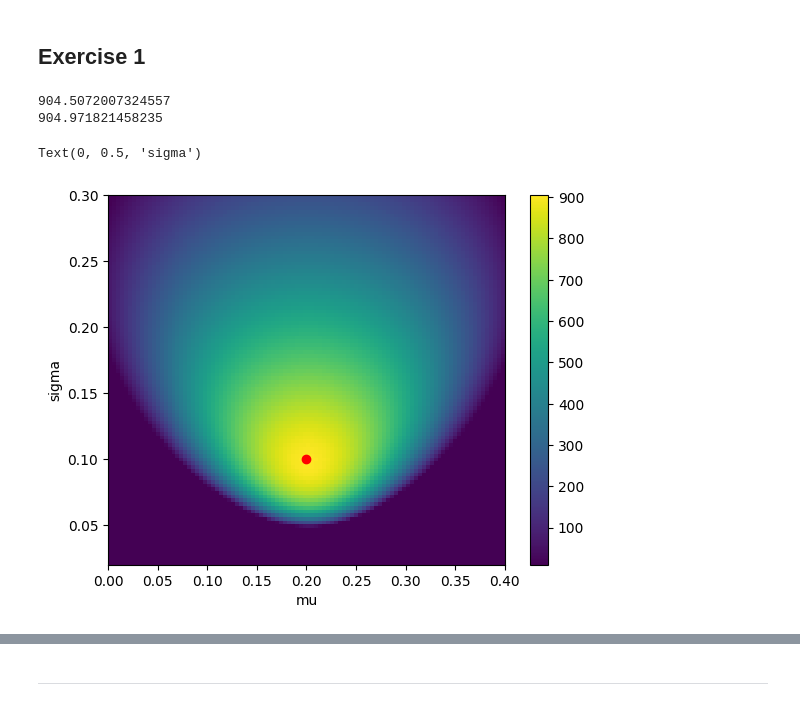
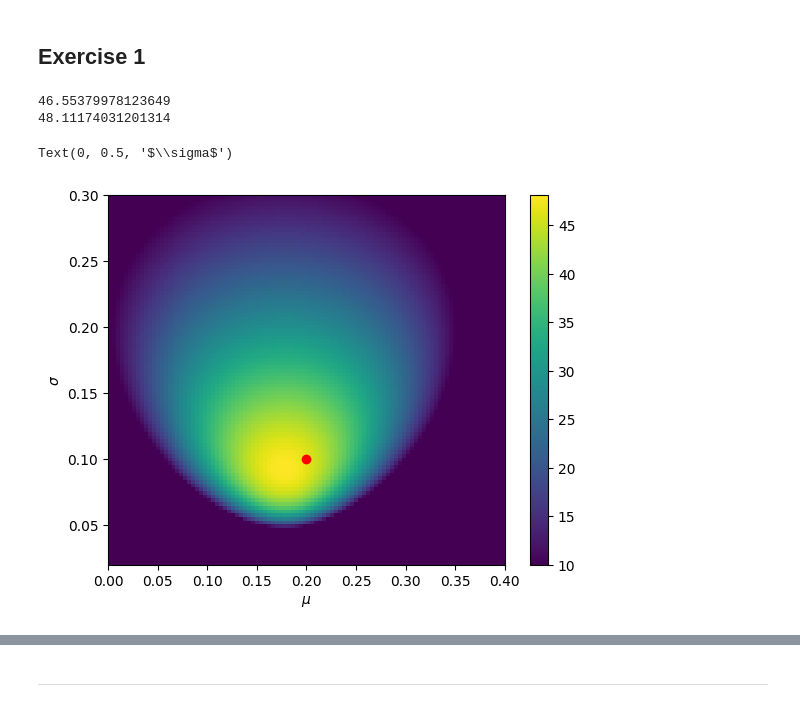
Before and after one commit to nielsdavidsen/AMAS_2025, a Jupyter notebook: Week_2/Exercises.ipynb, the cells around one changed output, grey strips where cells are left out. Cells and saved outputs as stored; diff of their text form; code cells hidden in the pictures.

```diff
--- a/Week_2/Exercises.ipynb
+++ b/Week_2/Exercises.ipynb
@@ -18,38 +18,38 @@ def gauss(x, mu, sigma):
     g = 1/(np.sqrt(2*np.pi*sigma**2)) * np.exp(-(x - mu)**2 / (2*sigma**2))
     return g
 
 mu_true = 0.2
 sigma_true = 0.1
-N = 1000
+N = 50
 
 data = np.random.normal(mu_true, sigma_true, N)
 ll_true = log_likelihood(gauss(data, mu_true, sigma_true))
 print(ll_true)
 
 mu_scan = np.linspace(0, 0.4, 100)
 sigma_scan = np.linspace(0.02, 0.3, 100)
 
-xy = np.meshgrid(mu_scan, sigma_scan)
+
 ll_scan = np.zeros((len(mu_scan), len(sigma_scan)))
 
 
 for i, mu in enumerate(mu_scan):
     for j, sigma in enumerate(sigma_scan):
         ll = log_likelihood(gauss(data, mu, sigma))
         ll_scan[i, j] = ll
 
 vmin = 10
 vmax = np.max(ll_scan)
 
 print(max(ll_scan.flatten()))
 plt.imshow(ll_scan.T, extent=(mu_scan[0], mu_scan[-1], sigma_scan[0], sigma_scan[-1]),
            aspect='auto', origin='lower', cmap='viridis', vmin=vmin, vmax=vmax)
 plt.plot(mu_true, sigma_true, 'ro')
 plt.colorbar()
-plt.xlabel('mu')
-plt.ylabel('sigma')
+plt.xlabel('$\mu$')
+plt.ylabel('$\sigma$')
 # %% [output]
-904.5072007324557
-904.971821458235
+46.55379978123649
+48.11174031201314
-Text(0, 0.5, 'sigma')
+Text(0, 0.5, '$\\sigma$')
-[figure, old version]
+[figure, new version]
```
Also changed, not shown: parts of 6 cells of this notebook.
